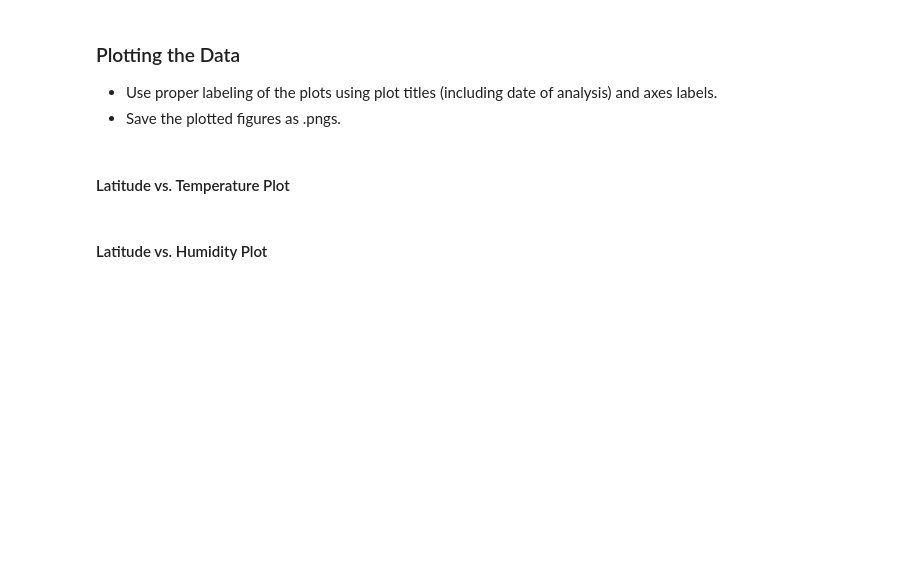
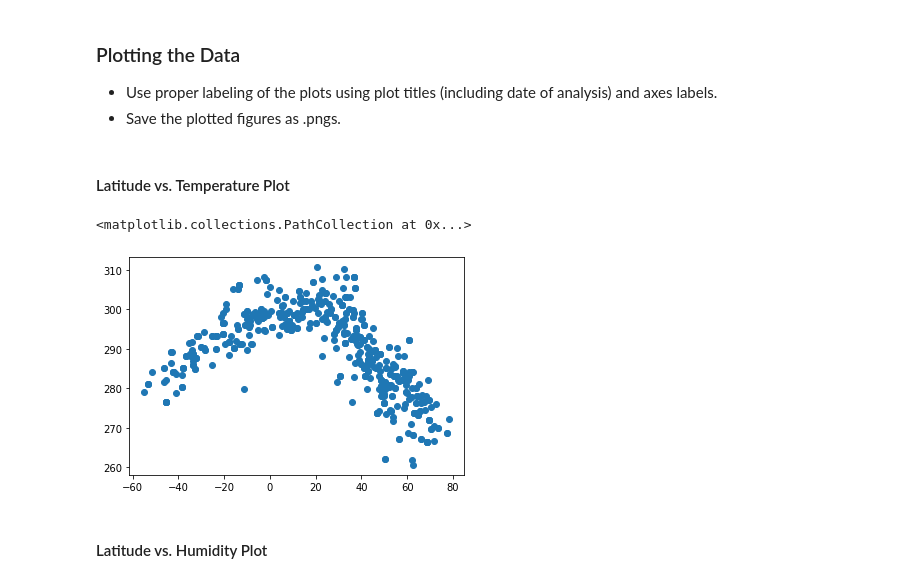
Before and after one commit to mokerlund/Python-API-Challenge, a Jupyter notebook: starter_code/WeatherPy.ipynb, the cells around one changed output. Cells and saved outputs as stored; diff of their text form; code cells hidden in the pictures; blank space fills up the shorter version.

```diff
--- a/starter_code/WeatherPy.ipynb
+++ b/starter_code/WeatherPy.ipynb
@@ -58,6 +57,7 @@ lng_range = (-180, 180)
 # List for holding lat_lngs and cities
 lat_lngs = []
 cities = []
+cities
 
 # Create a set of random lat and lng combinations
 lats = np.random.uniform(low=-90.000, high=90.000, size=1500)
@@ -72,6 +72,20 @@ for lat_lng in lat_lngs:
     if city not in cities:
         cities.append(city)
 
+cities_list = pd.DataFrame(cities)
+
+cities_df = pd.DataFrame(columns = ['City', 'Cloudiness', 'Country', 'Humidity', 'Lat', 'Lon', 'Max Temp', 'Wind Speed'])
+
+cities_df
+# cities_df["Cloudiness"] = []
+# cities_df["Country"] = []
+# cities_df["Humidity"] = []
+# cities_df["Lat"] = []
+# cities_df["Lon"] = []
+# cities_df["Max Temp"] = []
+# cities_df["Wind Speed"] = []
+
+
 # Print the city count to confirm sufficient count
-len(cities)
+# len(cities)
 # %% [output]
@@ -183,5 +212,10 @@ print(json.dumps(request, indent=4))
 * Save the plotted figures as .pngs.
 # %% [markdown]
 #### Latitude vs. Temperature Plot
+# %%
+plt.scatter(cities_df['Lat'], cities_df['Max Temp'])
+# %% [output]
+<matplotlib.collections.PathCollection at 0x...>
+[figure, added]
 # %% [markdown]
 #### Latitude vs. Humidity Plot
```
Also changed, not shown: parts of 9 cells of this notebook, 1 other file.
